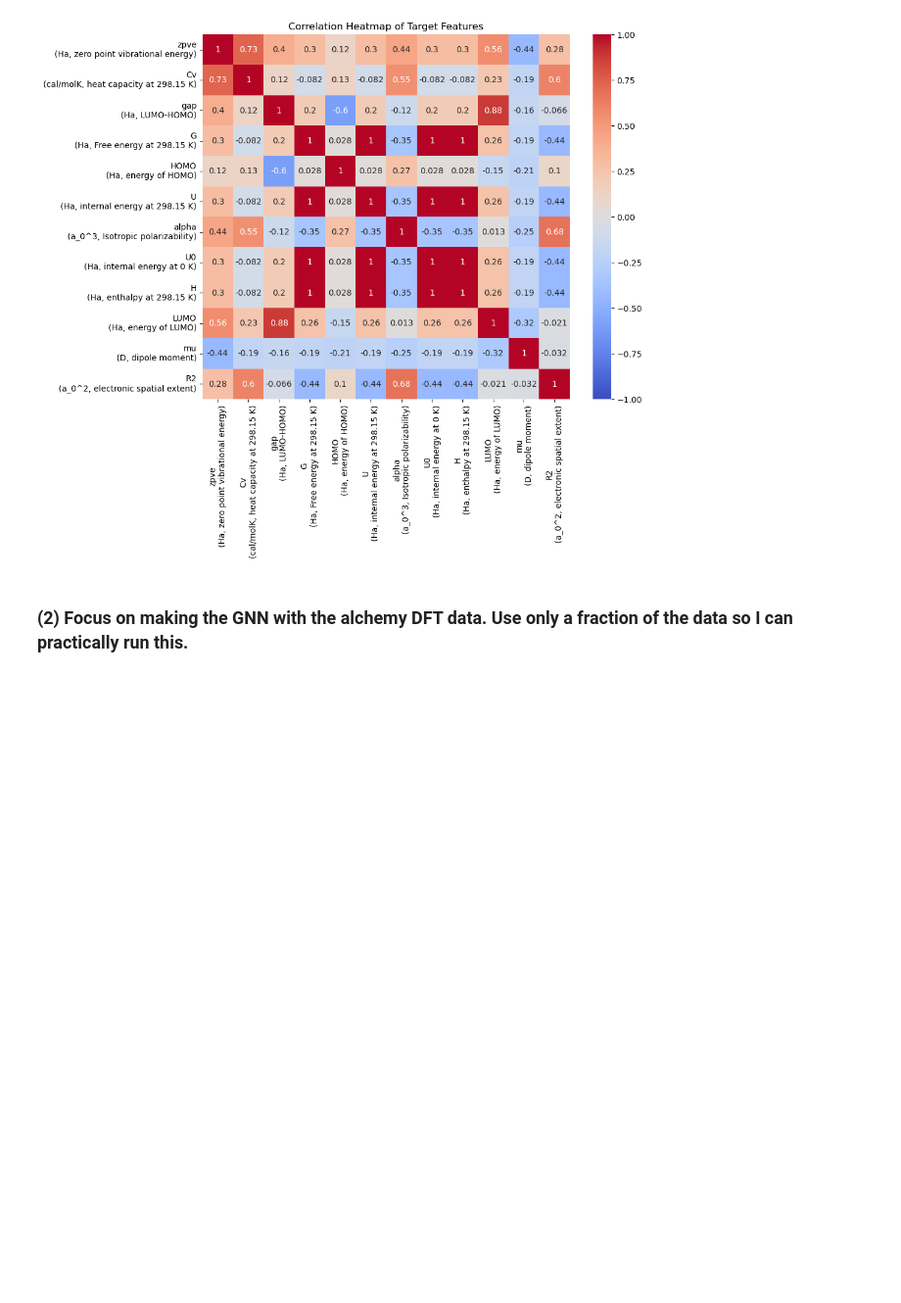
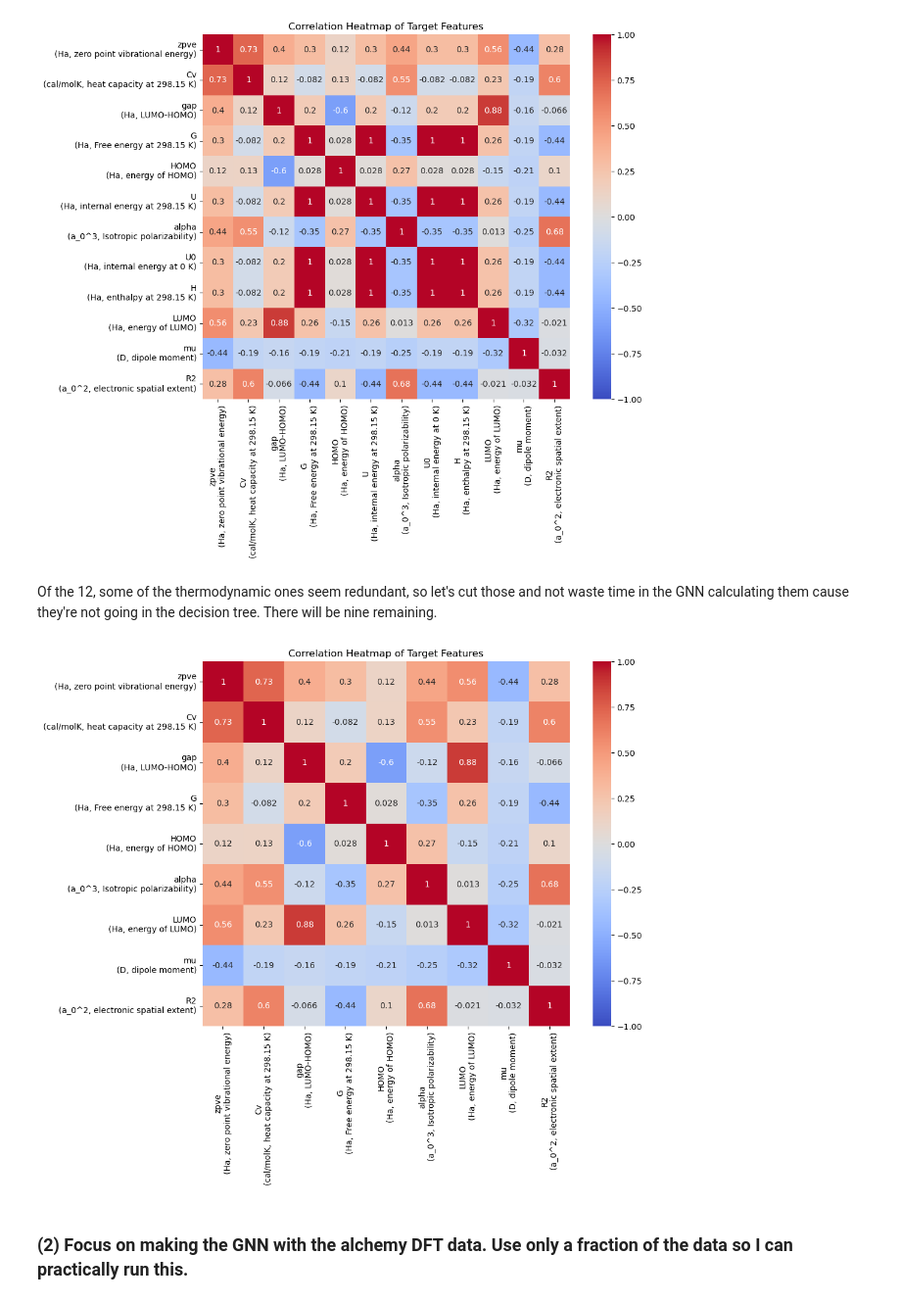
Before and after one commit to joshuatree-hub/Chem-C242-Final-Project-Organic-Reactions, a Jupyter notebook: gnn_and_decision_tree.ipynb, the cells around one changed output. Shown at 98% size. Saved outputs shown, nothing was run; the diff lists cells and outputs as text; code cells hidden in the pictures; blank space fills up the shorter version.

Commit message:
decsion tree, contemplating transformer

```diff
--- a/gnn_and_decision_tree.ipynb
+++ b/gnn_and_decision_tree.ipynb
@@ -76,6 +78,28 @@ plt.title("Correlation Heatmap of Target Features")
 plt.show()
 # %% [output]
 [figure]
+# %% [markdown]
+Of the 12, some of the thermodynamic ones seem redundant, so let's cut those and not waste time in the GNN calculating them cause they're not going in the decision tree. There will be nine remaining.
+# %%
+# G, U, U0, H
+# Thermo: G = U + PV - TS = H - TS, so we only really need one of these.
+# Let's keep G because all the chemists love G
+molecule_targets_df = molecule_types_df.drop(columns=[
+    'smiles',
+    'gdb_idx',
+    'atom number',
+    'U\n(Ha, internal energy at 298.15 K)',
+    'U0\n(Ha, internal energy at 0 K)',
+    'H\n(Ha, enthalpy at 298.15 K)',
+])
+
+# correlation heatmap of the target features
+plt.figure(figsize=(10, 8))
+sns.heatmap(molecule_targets_df.corr(), annot=True, cmap='coolwarm', vmin=-1, vmax=1)
+plt.title("Correlation Heatmap of Target Features")
+plt.show()
+# %% [output]
+[figure, added]
 # %% [markdown]
 ### (2) Focus on making the GNN with the alchemy DFT data. Use only a fraction of the data so I can practically run this.
 # %%
```
Also changed, not shown: parts of 16 cells of this notebook, 1 other file.
